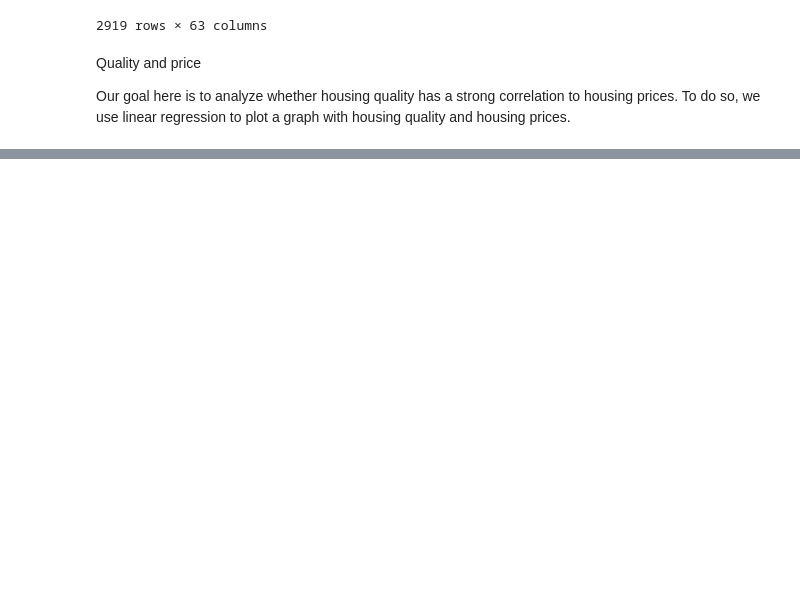
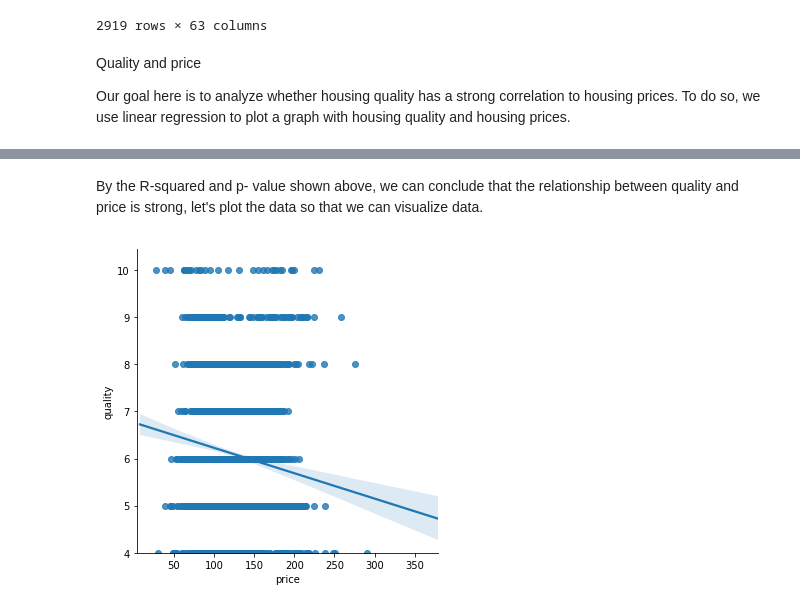
Before and after one commit to muh005/Housing-Price-Analysis, a Jupyter notebook: FinalProject.ipynb, the cells around one changed output, grey strips where cells are left out. Saved outputs shown, nothing was run; the diff lists cells and outputs as text; code cells hidden in the pictures; blank space fills up the shorter version.

Commit message:
Linear regression plot

```diff
--- a/FinalProject.ipynb
+++ b/FinalProject.ipynb
@@ -139,3 +140,12 @@ Covariance Type:            nonrobust
 
 Warnings:
 [1] Standard Errors assume that the covariance matrix of the errors is correctly specified.
+# %% [markdown]
+By the R-squared and p- value shown above, we can conclude that the relationship between quality and price is strong, let's plot the data so that we can visualize data.
+# %%
+fig=sns.lmplot(x='price',y='quality',data=df_QP,fit_reg=True)
+fig.set(xlim=(4, None))
+fig.set(ylim=(4,None))
+plt.show()
+# %% [output]
+[figure, added]
```
Also changed, not shown: parts of 2 cells of this notebook.
